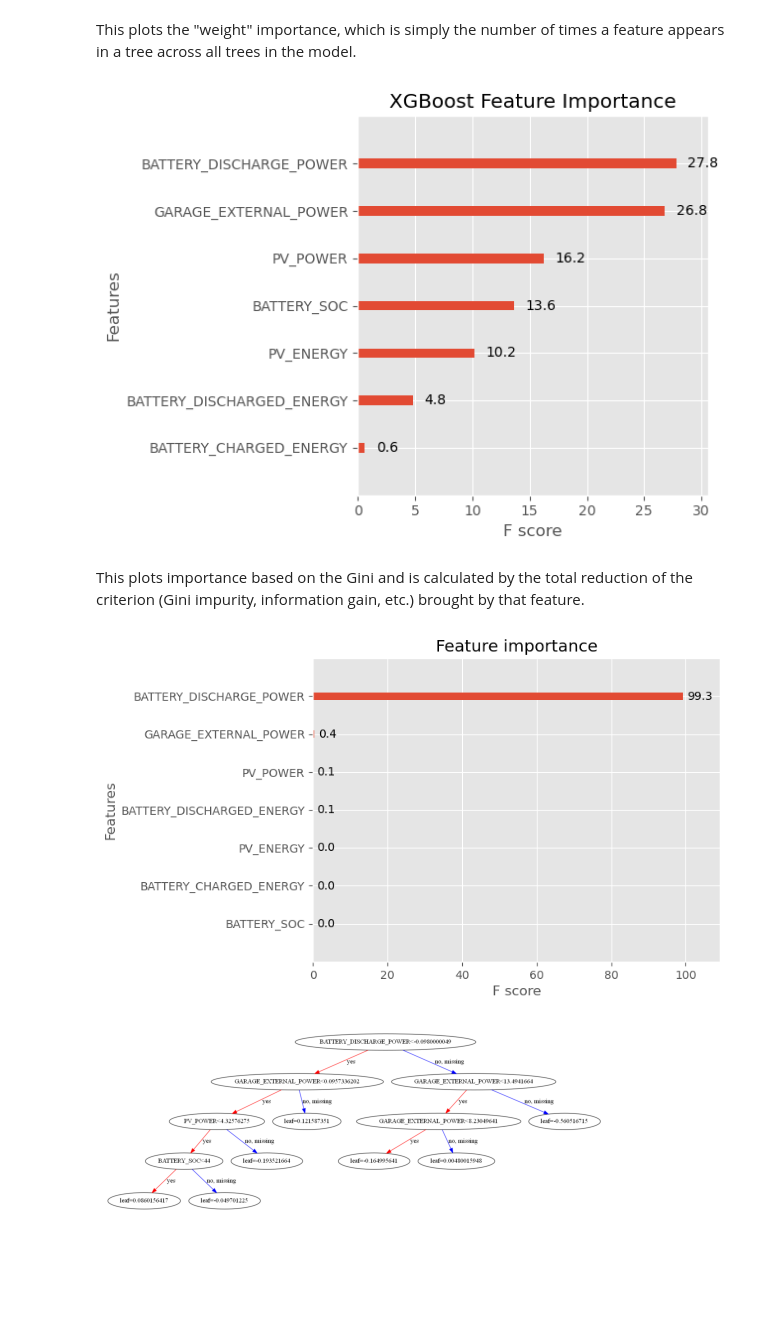
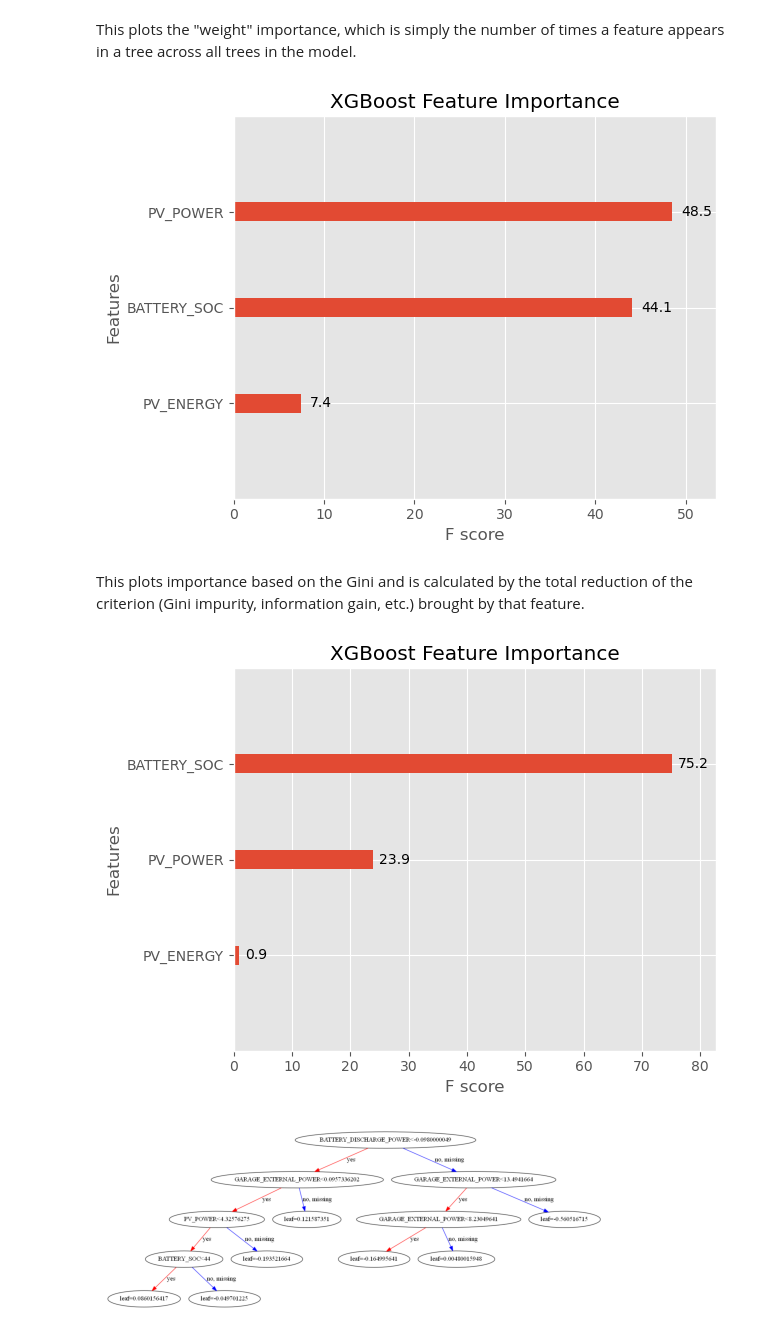
Before and after one commit to SanchoSamba/DS-project, a Jupyter notebook: explor_Adam_Rychert.ipynb, the cells around one changed output. Cells and saved outputs as stored; diff of their text form; code cells hidden in the pictures; blank space fills up the shorter version.

```diff
--- a/explor_Adam_Rychert.ipynb
+++ b/explor_Adam_Rychert.ipynb
@@ -494,7 +494,7 @@ ds_static = ds
 # %%
 
 # Select features and target
-features = ds_static.drop(['_time', 'BATTERY_DISCHARGE_POWER'], axis=1)
+features = ds_static.drop(['_time', 'BATTERY_DISCHARGE_POWER', 'GARAGE_EXTERNAL_POWER'], axis=1)
 target = ds_static['BATTERY_DISCHARGE_POWER']
 
 # Split data into training and test sets
@@ -557,7 +557,7 @@ plt.show()
 ds_static["DRAWN_FROM"] = ds_static.apply(lambda x: "Both" if (x["BATTERY_DISCHARGE_POWER"]>0) & (x["GARAGE_EXTERNAL_POWER"]<0) else "Grid" if (x["BATTERY_DISCHARGE_POWER"]<0) & (x["GARAGE_EXTERNAL_POWER"]>0) else "Both", axis=1)
 # %%
 # Select features and target
-features = ds_static.drop(['_time','DRAWN_FROM'], axis=1)
+features = ds_static.drop(['_time','DRAWN_FROM', 'BATTERY_DISCHARGE_POWER', 'BATTERY_CHARGED_ENERGY',  'BATTERY_DISCHARGED_ENERGY', 'GARAGE_EXTERNAL_POWER'], axis=1)
 target = ds_static['DRAWN_FROM']
 
 # Split data into training and test sets
@@ -651,23 +651,27 @@ plt.tight_layout()
 plt.savefig('xgbfeature_importance.pdf')
 plt.show()
 # %% [output]
-[figure, old version]
+[figure, new version]
 # %% [markdown]
 
 This plots importance based on the Gini and is calculated by the total reduction of the criterion (Gini impurity, information gain, etc.) brought by that feature.
 # %%
 # Get feature importance
 importance = best_model.get_booster().get_score(importance_type='total_gain')
 
 # Normalize the values to get percentages
 total = sum(importance.values())
 importance = {k: round((v / total) * 100, 1) for k, v in importance.items()}
 
 # Plot feature importance
 xgb.plot_importance(importance)
+plt.title('XGBoost Feature Importance')
+# set layout to tight
+plt.tight_layout()
+plt.savefig('xgbfeature_importance.pdf')
 plt.show()
 # %% [output]
-[figure, old version]
+[figure, new version]
 # %%
 
 # Plot the first tree
```
Also changed, not shown: parts of 5 cells of this notebook, 1 other file.
